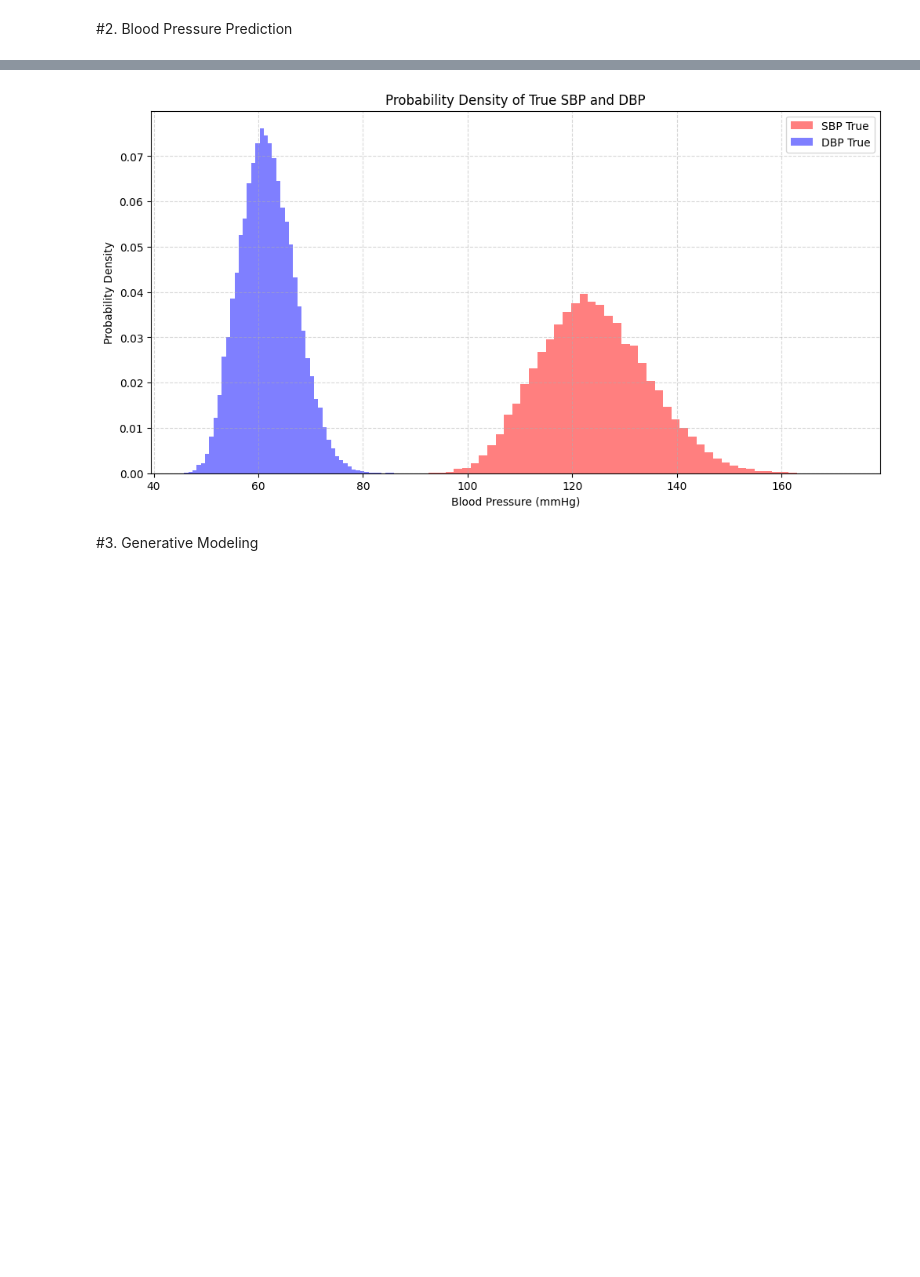
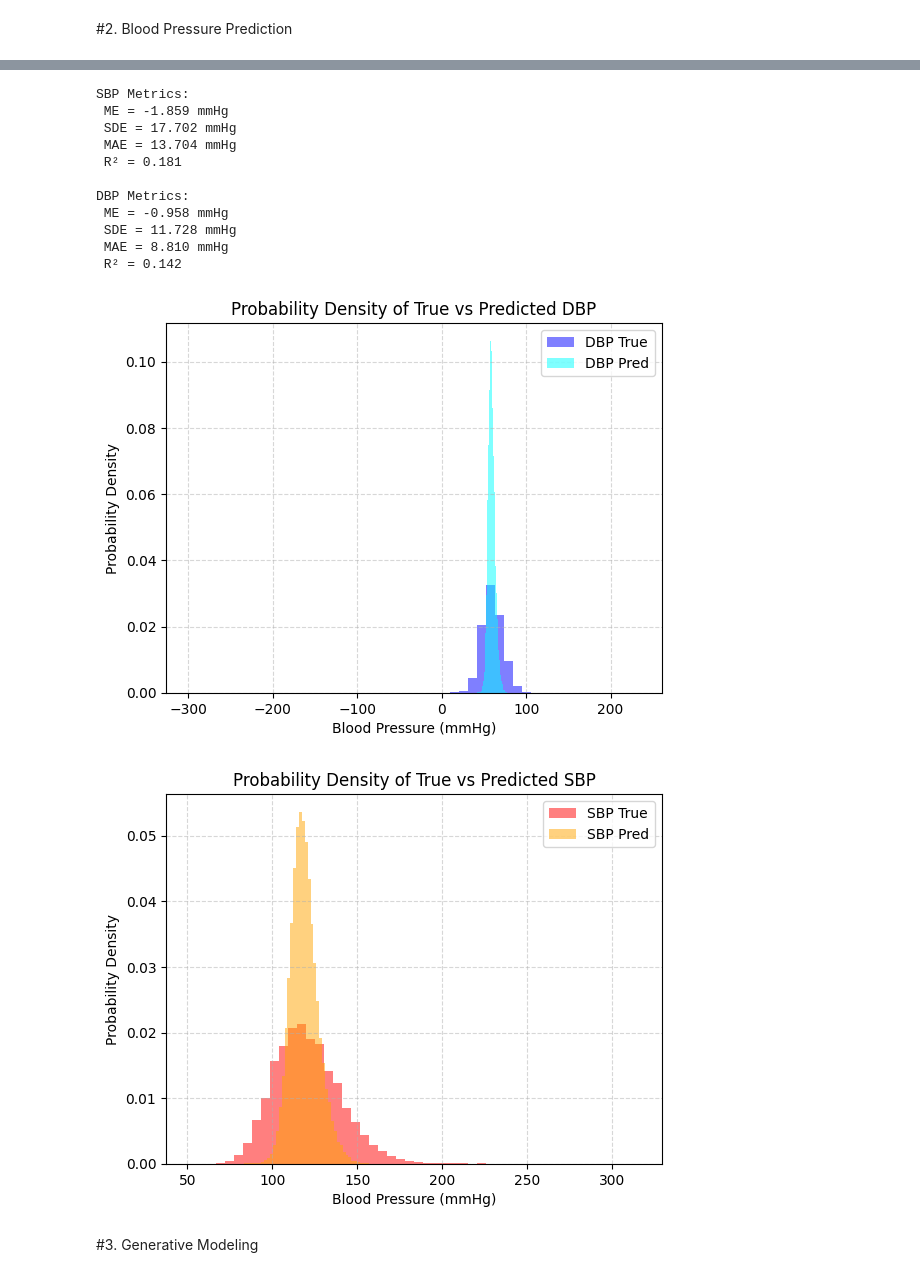
Before and after one commit to Shinyhunter95/math-data-science-course-Project4, a Jupyter notebook: Project4.ipynb, the cells around one changed output, grey strips where cells are left out. Drawn from its saved outputs; the diff is of its cells as text; code cells hidden in the pictures; blank space fills up the shorter version.

```diff
--- a/Project4.ipynb
+++ b/Project4.ipynb
@@ -664,9 +480,8 @@ Final Test Loss: 228.9112
 # %%
+import numpy as np
+from sklearn.metrics import r2_score
 import matplotlib.pyplot as plt
 
-# Make sure model is on the correct device
-device = torch.device("cuda" if torch.cuda.is_available() else "cpu")
-model.to(device)
 model.eval()
 
 all_preds = []
@@ -674,38 +489,93 @@ all_true = []
 
 # Evaluation loop (safe)
 with torch.no_grad():
     for x, y in test_loader:
         # Move inputs/labels to device inside main process
         x = x.to(device)
         y = y.to(device)
 
         # AMP handles FP16 automatically
         with torch.amp.autocast(device_type='cuda'):
             preds = model(x)   # shape: (batch, 2)
 
         all_preds.append(preds.cpu())
         all_true.append(y.cpu())
 
 # Concatenate batches
 all_preds = torch.cat(all_preds, dim=0).numpy()
 all_true  = torch.cat(all_true, dim=0).numpy()
 
 # Split SBP and DBP
 sbp_true, dbp_true = all_true[:,0], all_true[:,1]
 sbp_pred, dbp_pred = all_preds[:,0], all_preds[:,1]
 
+def compute_metrics(y_true, y_pred):
+    errors = y_pred - y_true
+    N = len(errors)
+
+    # ME
+    ME = np.mean(errors)
+
+    # SDE
+    SDE = np.std(errors, ddof=0)  # population std, divide by N
+
+    # MAE
+    MAE = np.mean(np.abs(errors))
+
+    # R^2
+    R2 = r2_score(y_true, y_pred)
+
+    return ME, SDE, MAE, R2
+
+sbp_ME, sbp_SDE, sbp_MAE, sbp_R2 = compute_metrics(sbp_true, sbp_pred)
+dbp_ME, dbp_SDE, dbp_MAE, dbp_R2 = compute_metrics(dbp_true, dbp_pred)
+
+print("SBP Metrics:")
+print(f" ME = {sbp_ME:.3f} mmHg")
+print(f" SDE = {sbp_SDE:.3f} mmHg")
+print(f" MAE = {sbp_MAE:.3f} mmHg")
+print(f" R² = {sbp_R2:.3f}")
+
+print("\nDBP Metrics:")
+print(f" ME = {dbp_ME:.3f} mmHg")
+print(f" SDE = {dbp_SDE:.3f} mmHg")
+print(f" MAE = {dbp_MAE:.3f} mmHg")
+print(f" R² = {dbp_R2:.3f}")
+
 # --- SBP and DBP Density Histogram ---
-plt.figure(figsize=(12,6))
-plt.hist(sbp_pred, bins=50, density=True, alpha=0.5, label='SBP True', color='red')
-plt.hist(dbp_pred, bins=50, density=True, alpha=0.5, label='DBP True', color='blue')
-plt.title('Probability Density of True SBP and DBP')
+plt.figure()
+plt.hist(dbp_true, bins=50, density=True, alpha=0.5, label='DBP True', color='blue')
+plt.hist(dbp_pred, bins=50, density=True, alpha=0.5, label='DBP Pred', color='cyan')
+plt.title('Probability Density of True vs Predicted DBP')
 plt.xlabel('Blood Pressure (mmHg)')
 plt.ylabel('Probability Density')
 plt.legend()
 plt.grid(True, linestyle='--', alpha=0.5)
 plt.show()
+
+plt.figure()
+plt.hist(sbp_true, bins=50, density=True, alpha=0.5, label='SBP True', color='red')
+plt.hist(sbp_pred, bins=50, density=True, alpha=0.5, label='SBP Pred', color='orange')
+plt.title('Probability Density of True vs Predicted SBP')
+plt.xlabel('Blood Pressure (mmHg)')
+plt.ylabel('Probability Density')
+plt.legend()
+plt.grid(True, linestyle='--', alpha=0.5)
+plt.show()
 # %% [output]
+SBP Metrics:
+ ME = -1.859 mmHg
+ SDE = 17.702 mmHg
+ MAE = 13.704 mmHg
+ R² = 0.181
+
+DBP Metrics:
+ ME = -0.958 mmHg
+ SDE = 11.728 mmHg
+ MAE = 8.810 mmHg
+ R² = 0.142
-[figure, old version]
+[figure, new version]
+[figure, added]
 # %% [markdown]
 #3. Generative Modeling
 # %%
```
Also changed, not shown: parts of 2 cells of this notebook.
